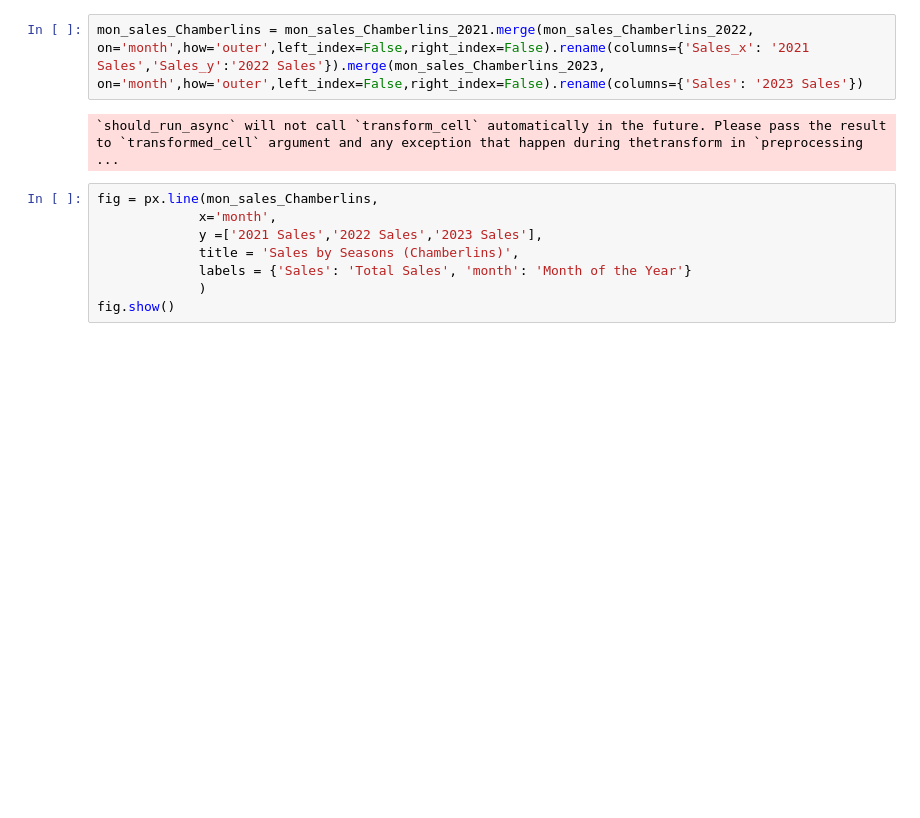
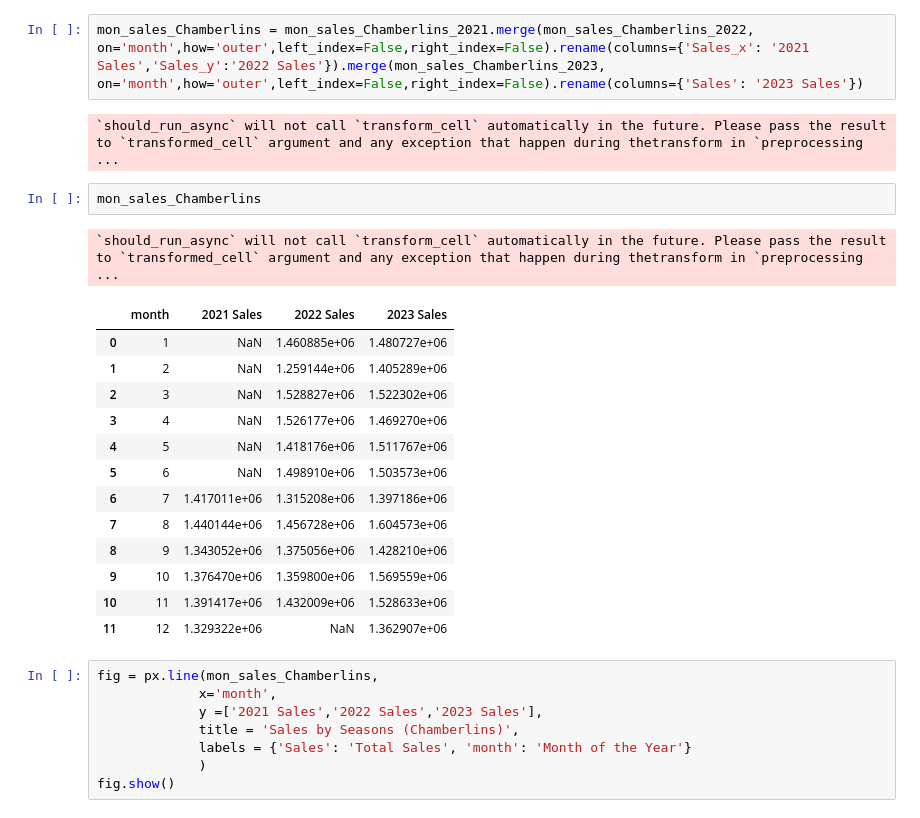
Before and after one commit to yifeiz-bu/Amcon-The-Healthy-Edge-Group-Makreting-Analysis, a Jupyter notebook: Amcon_The_Healthy_Edge_Group_Makreting_EDA_Analysis.ipynb, the cells around one changed output. Saved outputs shown, nothing was run; the diff lists cells and outputs as text; blank space fills up the shorter version.

```diff
--- a/Amcon_The_Healthy_Edge_Group_Makreting_EDA_Analysis.ipynb
+++ b/Amcon_The_Healthy_Edge_Group_Makreting_EDA_Analysis.ipynb
@@ -217,6 +217,23 @@ mon_sales_Chamberlins_2023 = basket_data_Chamberlins[basket_data_Chamberlins['ye
 mon_sales_Chamberlins = mon_sales_Chamberlins_2021.merge(mon_sales_Chamberlins_2022, on='month',how='outer',left_index=False,right_index=False).rename(columns={'Sales_x': '2021 Sales','Sales_y':'2022 Sales'}).merge(mon_sales_Chamberlins_2023, on='month',how='outer',left_index=False,right_index=False).rename(columns={'Sales': '2023 Sales'})
 # %% [output]
 `should_run_async` will not call `transform_cell` automatically in the future. Please pass the result to `transformed_cell` argument and any exception that happen during thetransform in `preprocessing ...
+# %%
+mon_sales_Chamberlins
+# %% [output]
+`should_run_async` will not call `transform_cell` automatically in the future. Please pass the result to `transformed_cell` argument and any exception that happen during thetransform in `preprocessing ...
+|  | month | 2021 Sales | 2022 Sales | 2023 Sales |
+| 0 | 1 | NaN | 1.460885e+06 | 1.480727e+06 |
+| 1 | 2 | NaN | 1.259144e+06 | 1.405289e+06 |
+| 2 | 3 | NaN | 1.528827e+06 | 1.522302e+06 |
+| 3 | 4 | NaN | 1.526177e+06 | 1.469270e+06 |
+| 4 | 5 | NaN | 1.418176e+06 | 1.511767e+06 |
+| 5 | 6 | NaN | 1.498910e+06 | 1.503573e+06 |
+| 6 | 7 | 1.417011e+06 | 1.315208e+06 | 1.397186e+06 |
+| 7 | 8 | 1.440144e+06 | 1.456728e+06 | 1.604573e+06 |
+| 8 | 9 | 1.343052e+06 | 1.375056e+06 | 1.428210e+06 |
+| 9 | 10 | 1.376470e+06 | 1.359800e+06 | 1.569559e+06 |
+| 10 | 11 | 1.391417e+06 | 1.432009e+06 | 1.528633e+06 |
+| 11 | 12 | 1.329322e+06 | NaN | 1.362907e+06 |
 # %%
 fig = px.line(mon_sales_Chamberlins,
              x='month',
```
Also changed, not shown: parts of 73 cells of this notebook.
